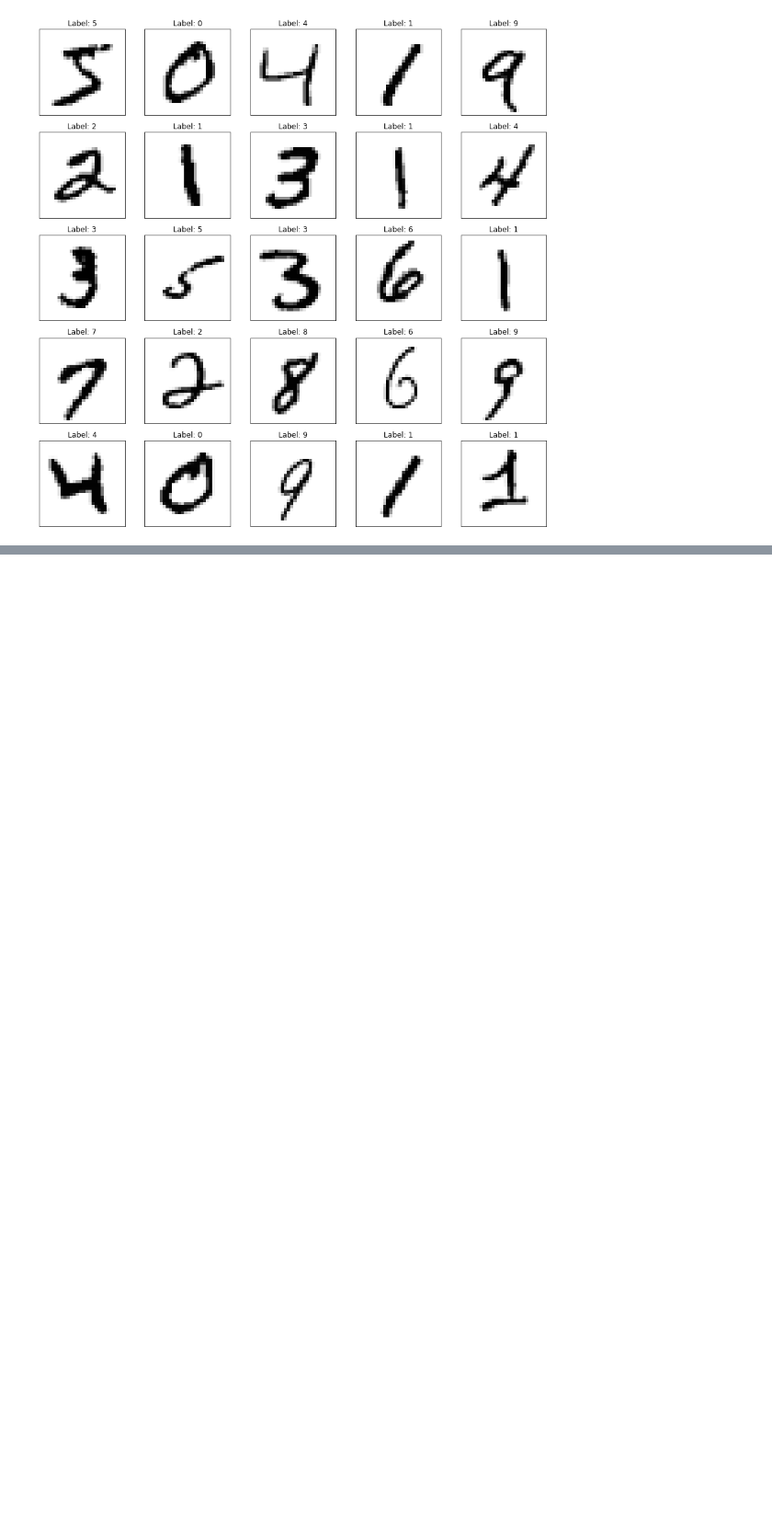
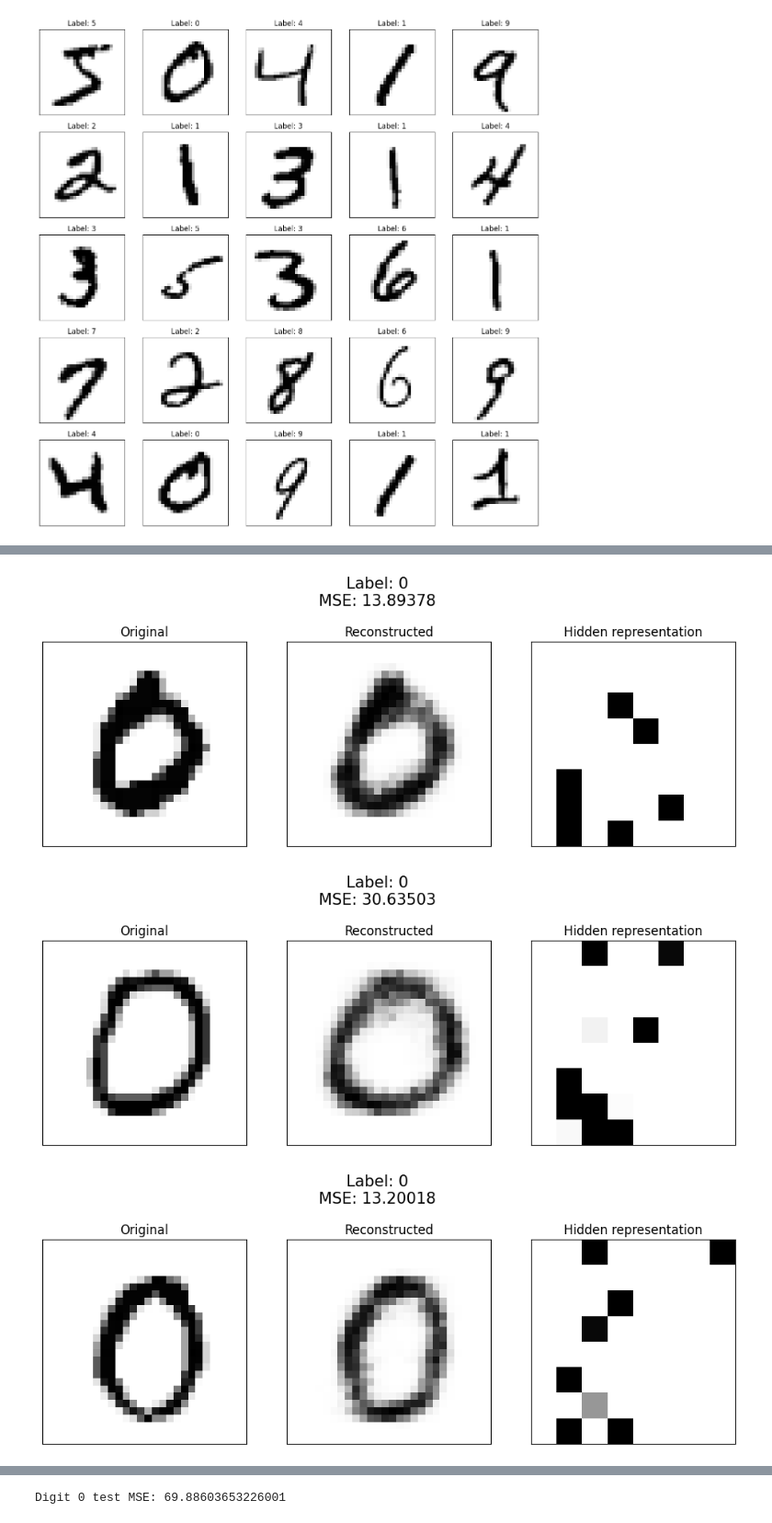
Before and after one commit to DiegoArcelli/ISPR-Midterms, a Jupyter notebook: Midterm2/Assignment2/rbm.ipynb, the cells around one changed output, grey strips where cells are left out. Shown at 92% size. Saved outputs shown, nothing was run; the diff lists cells and outputs as text; code cells hidden in the pictures; blank space fills up the shorter version.

```diff
--- a/Midterm2/Assignment2/rbm.ipynb
+++ b/Midterm2/Assignment2/rbm.ipynb
@@ -422,0 +416,10 @@ plot_images(model, test_data, test_label, 9, k)
+# %%
+k = 5
+digit = 0
+plot_images(model, test_data, test_label, digit, k)
+mse = compute_batch_mse(model, test_data[test_label == digit])
+print(f"Digit {digit} test MSE: {mse}")
+# %% [output]
+[figure, added]
+[figure, added]
+[figure, added]
@@ -422,0 +428 @@ plot_images(model, test_data, test_label, 9, k)
+Digit 0 test MSE: 69.88603653226001
```
Also changed, not shown: parts of 44 cells of this notebook, 1 other file.
